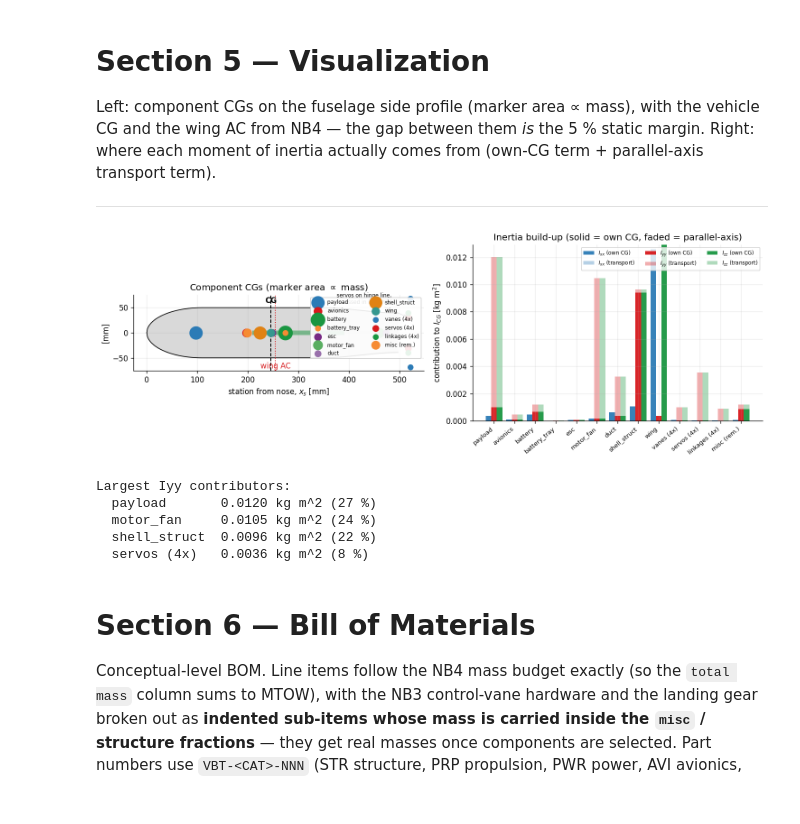
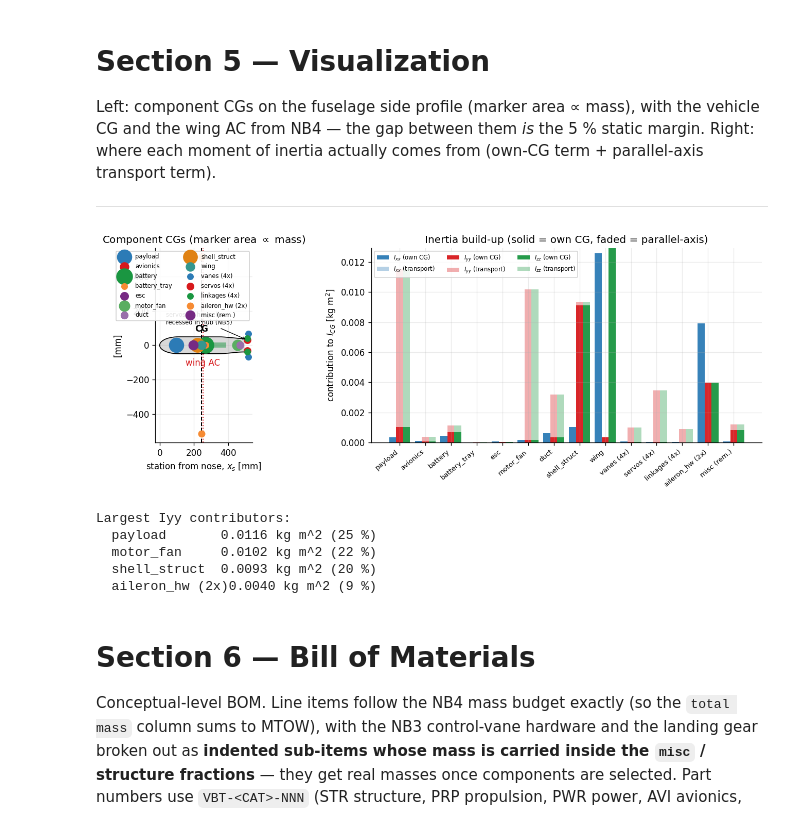
Before and after one commit to onurtuncer/vbat-uav-notebooks, a Jupyter notebook: notebooks/mass_properties.ipynb, the cells around one changed output. Drawn from its saved outputs; the diff is of its cells as text; code cells hidden in the pictures.

```diff
--- a/notebooks/mass_properties.ipynb
+++ b/notebooks/mass_properties.ipynb
@@ -112,6 +112,8 @@ with open(OUT_PATH / "fuselage.yaml") as f:
     fus = yaml.safe_load(f)
 with open(OUT_PATH / "control_vanes.yaml") as f:
     vanes = yaml.safe_load(f)
+with open(OUT_PATH / "aileron.yaml") as f:
+    ail = yaml.safe_load(f)
 with open(OUT_PATH / "airfoil.yaml") as f:
     af = yaml.safe_load(f)
 with open(CONFIG_PATH / "fuselage.yaml") as f:
@@ -353,6 +358,19 @@ x_vane_te  = fus["x_vane_m"] + 0.5 * vanes["c_vane_m"]
 x_hinge    = x_vane_te - (1.0 - vanes["hinge_xc"]) * vanes["c_vane_m"]
 r_servo_cg = vanes["R_hub_m"] - 0.022 + 0.027 / 2.0   # recessed case mid-height
 
+# ---- aileron hardware -- NB4 books this at the wing station; the true
+# roll-inertia contribution comes from the spanwise arm (out/aileron.yaml)
+n_ailerons        = ail["n_ailerons"]
+m_aileron_servo   = ail["servo_mass_kg_each"]
+m_aileron_linkage = ail["linkage_mass_kg_each"]
+m_aileron_hw_total = n_ailerons * (m_aileron_servo + m_aileron_linkage)
+assert abs(m_aileron_hw_total - layout["aileron_hw"]["mass_kg"]) < 1e-3, (
+    "aileron-hw mass split does not match the NB4 layout allocation"
+)
+print(f"Aileron hardware   : {n_ailerons} x (servo {m_aileron_servo*1e3:.0f} g + "
+      f"linkage {m_aileron_linkage*1e3:.0f} g) = {m_aileron_hw_total*1e3:.1f} g  "
+      f"(NB4 layout: {layout['aileron_hw']['mass_kg']*1e3:.1f} g)")
+
 components = [
     solid_cylinder("payload",  layout["payload"]["mass_kg"],
                    layout["payload"]["x_cg_m"],  r_eff, layout["payload"]["length_m"]),
@@ -380,6 +398,9 @@ components = [
                    x_hinge, r_servo_cg, "radial cluster"),
     radial_cluster("linkages (4x)", m_link_each,  n_vanes,
                    x_hinge, vanes["R_hub_m"], "radial cluster"),
+    radial_cluster("aileron_hw (2x)", m_aileron_servo + m_aileron_linkage,
+                   n_ailerons, layout["aileron_hw"]["x_cg_m"], ail["y_arm_m"],
+                   "radial cluster"),
     solid_cylinder("misc (rem.)", layout["misc"]["mass_kg"],
                    layout["misc"]["x_cg_m"], R_int / 2.0, L_fus / 2.0),
 ]
@@ -539,7 +562,7 @@ ax1.plot([x_le * 1e3, (x_le + chord_wing_m) * 1e3], [0, 0],
 
 # clusters plot at their true radial offset (mirrored), on-axis parts at r=0
 r_plot = {"vanes (4x)": vanes["R_mid_m"], "servos (4x)": r_servo_cg,
-          "linkages (4x)": vanes["R_hub_m"]}
+          "linkages (4x)": vanes["R_hub_m"], "aileron_hw (2x)": ail["y_arm_m"]}
 for i, c in enumerate(components):
     r_off = r_plot.get(c.name, 0.0)
     s = 40 + 1200 * c.mass_kg / m_tot
@@ -571,39 +594,39 @@ names  = [c.name for c in components]
 own    = np.array([c.I_cg for c in components])              # (n, 3)
 transp = np.array([[0.0,
                     c.mass_kg * (c.x_s - x_cg_s)**2,
                     c.mass_kg * (c.x_s - x_cg_s)**2] for c in components])
 
 x = np.arange(len(names))
 w = 0.27
 for j, (axis, col) in enumerate(zip(["$I_{xx}$", "$I_{yy}$", "$I_{zz}$"],
                                     [C[0], C[1], C[2]])):
     ax2.bar(x + (j - 1) * w, own[:, j],   w, color=col, alpha=0.95,
             label=axis + " (own CG)" if True else None)
     ax2.bar(x + (j - 1) * w, transp[:, j], w, bottom=own[:, j],
             color=col, alpha=0.35,
             label=axis + " (transport)" )
 ax2.set_xticks(x)
 ax2.set_xticklabels(names, rotation=40, ha="right", fontsize=8)
 ax2.set_ylabel("contribution to $I_{CG}$ [kg m$^2$]")
 ax2.set_title("Inertia build-up (solid = own CG, faded = parallel-axis)")
 ax2.legend(fontsize=7, ncol=3)
 
 fig.tight_layout()
 fig.savefig(OUT_PATH / "mass_properties.png", bbox_inches="tight")
 plt.show()
 
 print("Largest Iyy contributors:")
 tot_yy = own[:, 1] + transp[:, 1]
 for i in np.argsort(tot_yy)[::-1][:4]:
     print(f"  {names[i]:<14}{tot_yy[i]:.4f} kg m^2 "
           f"({100 * tot_yy[i] / Iyy:.0f} %)")
 # %% [output]
-[figure, old version]
+[figure, new version]
 Largest Iyy contributors:
-  payload       0.0120 kg m^2 (27 %)
-  motor_fan     0.0105 kg m^2 (24 %)
-  shell_struct  0.0096 kg m^2 (22 %)
-  servos (4x)   0.0036 kg m^2 (8 %)
+  payload       0.0116 kg m^2 (25 %)
+  motor_fan     0.0102 kg m^2 (22 %)
+  shell_struct  0.0093 kg m^2 (20 %)
+  aileron_hw (2x)0.0040 kg m^2 (9 %)
 # %% [markdown]
 # Section 6 — Bill of Materials
 
```
Also changed, not shown: parts of 6 cells of this notebook, 25 other files.
